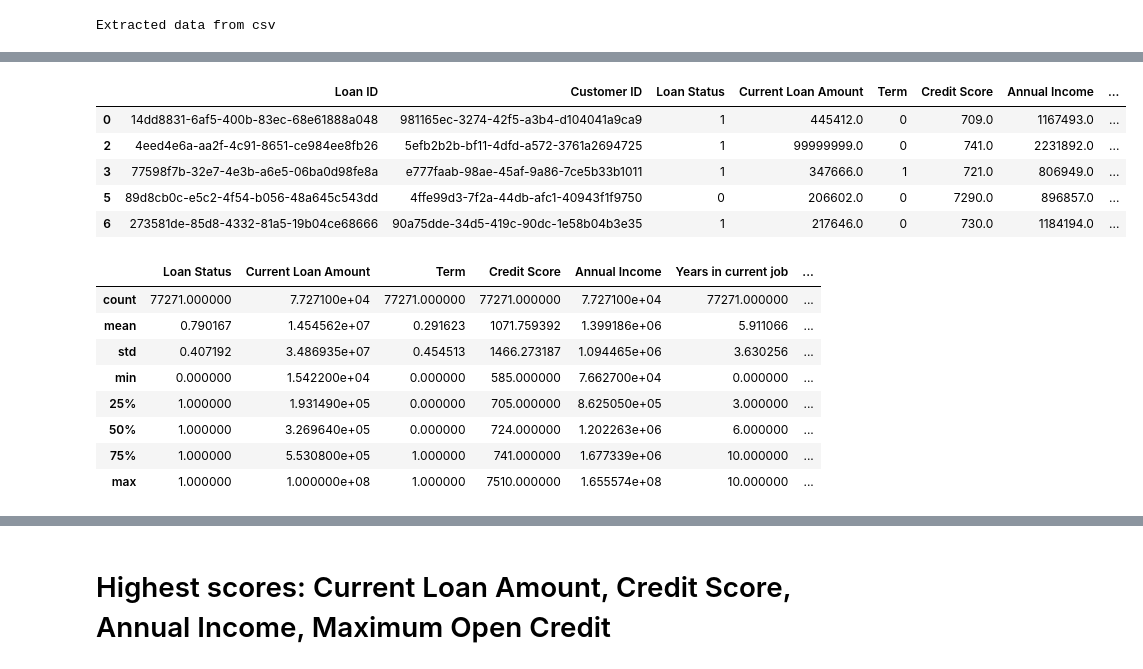
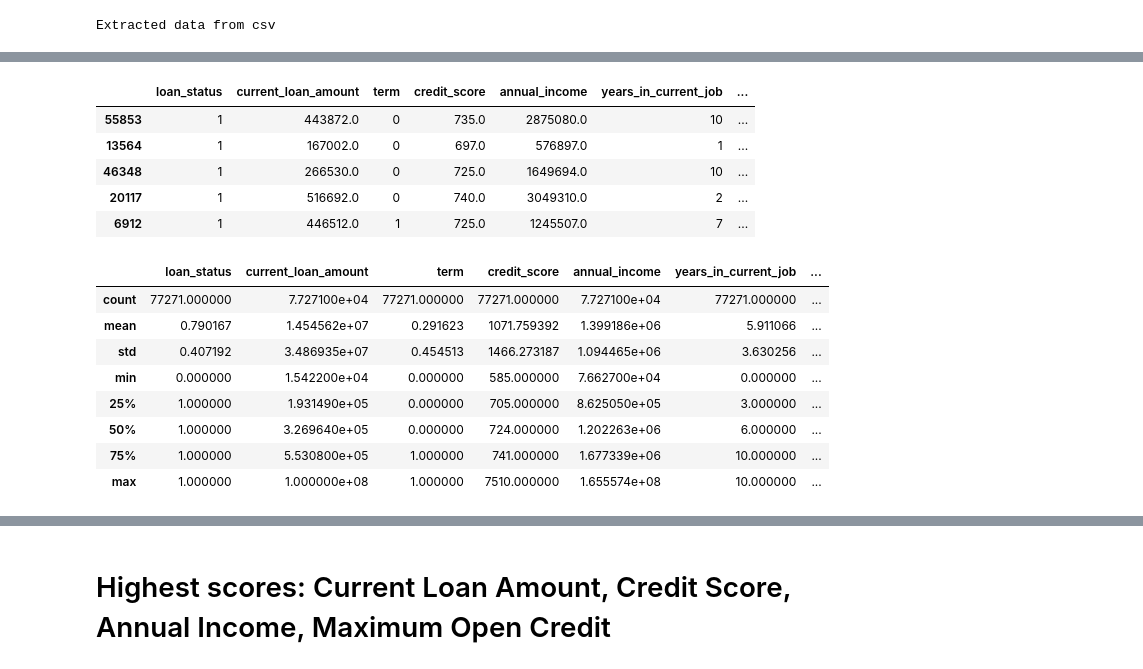
Before and after one commit to edberto/bangkit-assignment5, a Jupyter notebook: model_edbert.ipynb, the cells around one changed output, grey strips where cells are left out. Drawn from its saved outputs; the diff is of its cells as text; code cells hidden in the pictures.

Commit message:
finished trainer

```diff
--- a/model_edbert.ipynb
+++ b/model_edbert.ipynb
@@ -97,7 +129,8 @@ Defined the plot_the_loss_curve function.
 # %%
 #@title Extract dataframe from csv
-df_train = pd.read_csv(filepath_or_buffer="./Dataset/credit_train.csv")
-df_test = pd.read_csv(filepath_or_buffer="./Dataset/credit_test.csv")
+df_raw = pd.read_csv(filepath_or_buffer="./Dataset/credit_train_2.csv")
+df_raw = df_raw.reindex(np.random.permutation(df_raw.index))
+
 
 print('Extracted data from csv')
 # %% [output]
@@ -169,0 +160,10 @@ memory usage: 1.1+ MB
+# %%
+
+df_raw = df_raw[df_raw['credit_score'].notna()]
+df_raw = df_raw[df_raw['annual_income'].notna()]
+df_raw = df_raw[df_raw['bankruptcies'].notna()]
+df_raw = df_raw[df_raw['tax_liens'].notna()]
+df_raw = df_raw[df_raw['years_in_current_job'].notna()]
+df_raw = df_raw[df_raw['maximum_open_credit'].notna()]
+df_raw['months_since_last_delinquent'].fillna(value=0, inplace=True)
+df_raw.info()
@@ -170,54 +188,54 @@ memory usage: 1.1+ MB
 # %%
-df_train.drop(columns=['Loan ID', 'Customer ID'])
-df_train['Loan Status'].replace({'Charged Off':0, 'Fully Paid':1}, inplace=True)
-df_train['Term'].replace({'Short Term':0, 'Long Term':1}, inplace=True)
-df_train['Years in current job'].replace({'< 1 year':0,
+df_raw.drop(['loan_id', 'customer_id'], axis = 1, inplace=True)
+df_raw['loan_status'].replace({'Charged Off':0, 'Fully Paid':1}, inplace=True)
+df_raw['term'].replace({'Short Term':0, 'Long Term':1}, inplace=True)
+df_raw['years_in_current_job'].replace({'< 1 year':0,
                                           '1 year':1,
                                           '2 years':2,
                                           '3 years':3,
                                           '4 years':4,
                                           '5 years':5,
                                           '6 years':6,
                                           '7 years':7,
                                           '8 years':8,
                                           '9 years':9,
                                           '10+ years': 10},
                                         inplace=True)
-df_train['Home Ownership'].replace({'HaveMortgage':1,
+df_raw['home_ownership'].replace({'HaveMortgage':1,
                                     'Home Mortgage':2,
                                     'Own Home':3,
                                     'Rent':4},
                                   inplace=True)
-df_train['Purpose'].replace({'Business Loan':1,
+df_raw['purpose'].replace({'Business Loan':1,
                              'Buy a Car':2,
                              'Buy House':3,
                              'Debt Consolidation':4,
                              'Educational Expenses':5,
                              'Home Improvements':6,
                              'major_purchase':7,
                              'Medical Bills':8,
                              'moving':9,
                              'renewable_energy':10,
                              'small_business':11,
                              'Take a Trip':12,
                              'vacation':13,
                              'wedding':14,
                              'other':15,
                              'Other':15},
                            inplace=True)
-df_train.head()
+df_raw.head()
 # %% [output]
-|  | Loan ID | Customer ID | Loan Status | Current Loan Amount | Term | Credit Score | Annual Income | ... |
-| 0 | 14dd8831-6af5-400b-83ec-68e61888a048 | 981165ec-3274-42f5-a3b4-d104041a9ca9 | 1 | 445412.0 | 0 | 709.0 | 1167493.0 | ... |
-| 2 | 4eed4e6a-aa2f-4c91-8651-ce984ee8fb26 | 5efb2b2b-bf11-4dfd-a572-3761a2694725 | 1 | 99999999.0 | 0 | 741.0 | 2231892.0 | ... |
-| 3 | 77598f7b-32e7-4e3b-a6e5-06ba0d98fe8a | e777faab-98ae-45af-9a86-7ce5b33b1011 | 1 | 347666.0 | 1 | 721.0 | 806949.0 | ... |
-| 5 | 89d8cb0c-e5c2-4f54-b056-48a645c543dd | 4ffe99d3-7f2a-44db-afc1-40943f1f9750 | 0 | 206602.0 | 0 | 7290.0 | 896857.0 | ... |
-| 6 | 273581de-85d8-4332-81a5-19b04ce68666 | 90a75dde-34d5-419c-90dc-1e58b04b3e35 | 1 | 217646.0 | 0 | 730.0 | 1184194.0 | ... |
+|  | loan_status | current_loan_amount | term | credit_score | annual_income | years_in_current_job | ... |
+| 55853 | 1 | 443872.0 | 0 | 735.0 | 2875080.0 | 10 | ... |
+| 13564 | 1 | 167002.0 | 0 | 697.0 | 576897.0 | 1 | ... |
+| 46348 | 1 | 266530.0 | 0 | 725.0 | 1649694.0 | 10 | ... |
+| 20117 | 1 | 516692.0 | 0 | 740.0 | 3049310.0 | 2 | ... |
+| 6912 | 1 | 446512.0 | 1 | 725.0 | 1245507.0 | 7 | ... |
 # %%
 
-df_train.describe()
+df_raw.describe()
 # %% [output]
-|  | Loan Status | Current Loan Amount | Term | Credit Score | Annual Income | Years in current job | ... |
+|  | loan_status | current_loan_amount | term | credit_score | annual_income | years_in_current_job | ... |
 | count | 77271.000000 | 7.727100e+04 | 77271.000000 | 77271.000000 | 7.727100e+04 | 77271.000000 | ... |
 | mean | 0.790167 | 1.454562e+07 | 0.291623 | 1071.759392 | 1.399186e+06 | 5.911066 | ... |
 | std | 0.407192 | 3.486935e+07 | 0.454513 | 1466.273187 | 1.094465e+06 | 3.630256 | ... |
```
Also changed, not shown: parts of 18 cells of this notebook, 2 other files.
